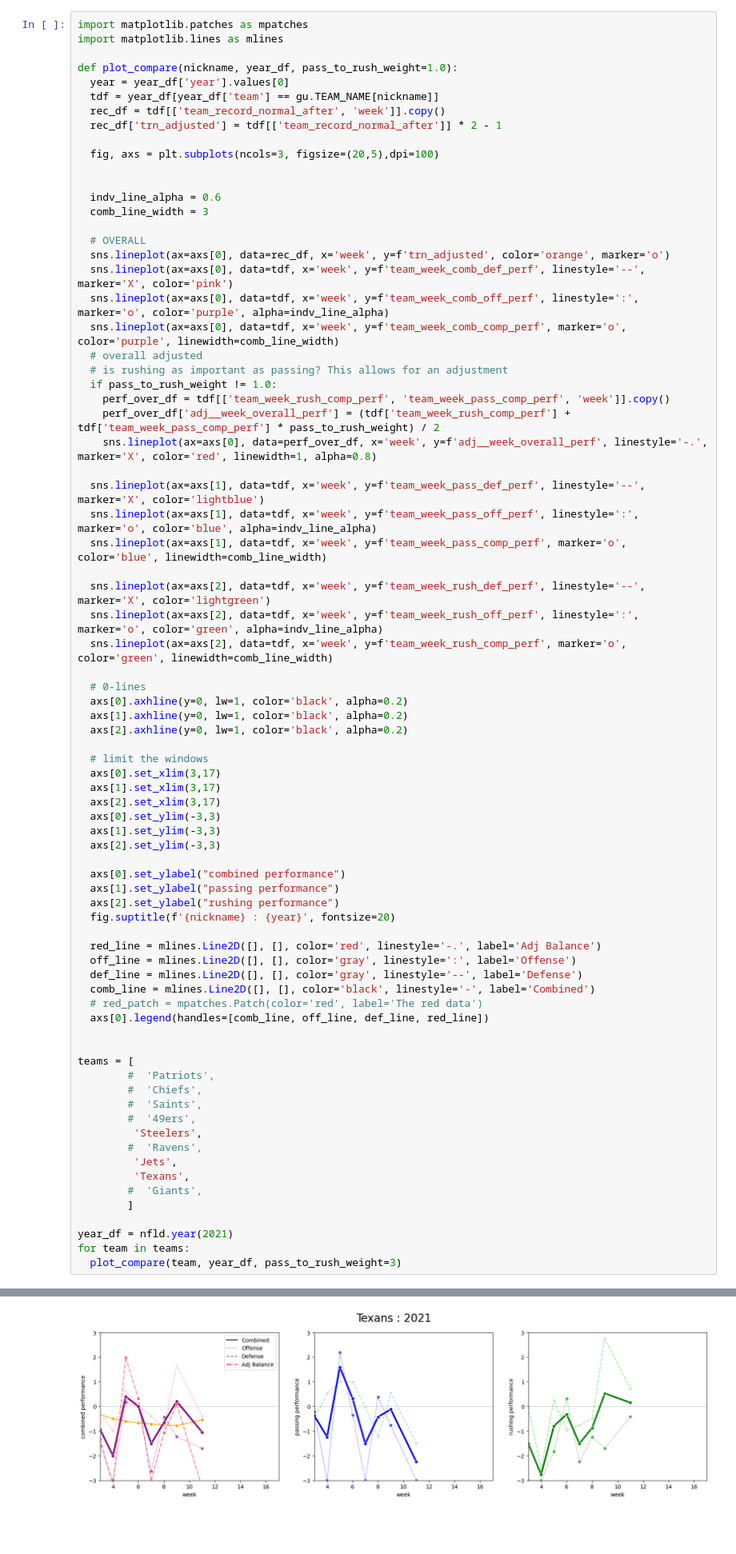
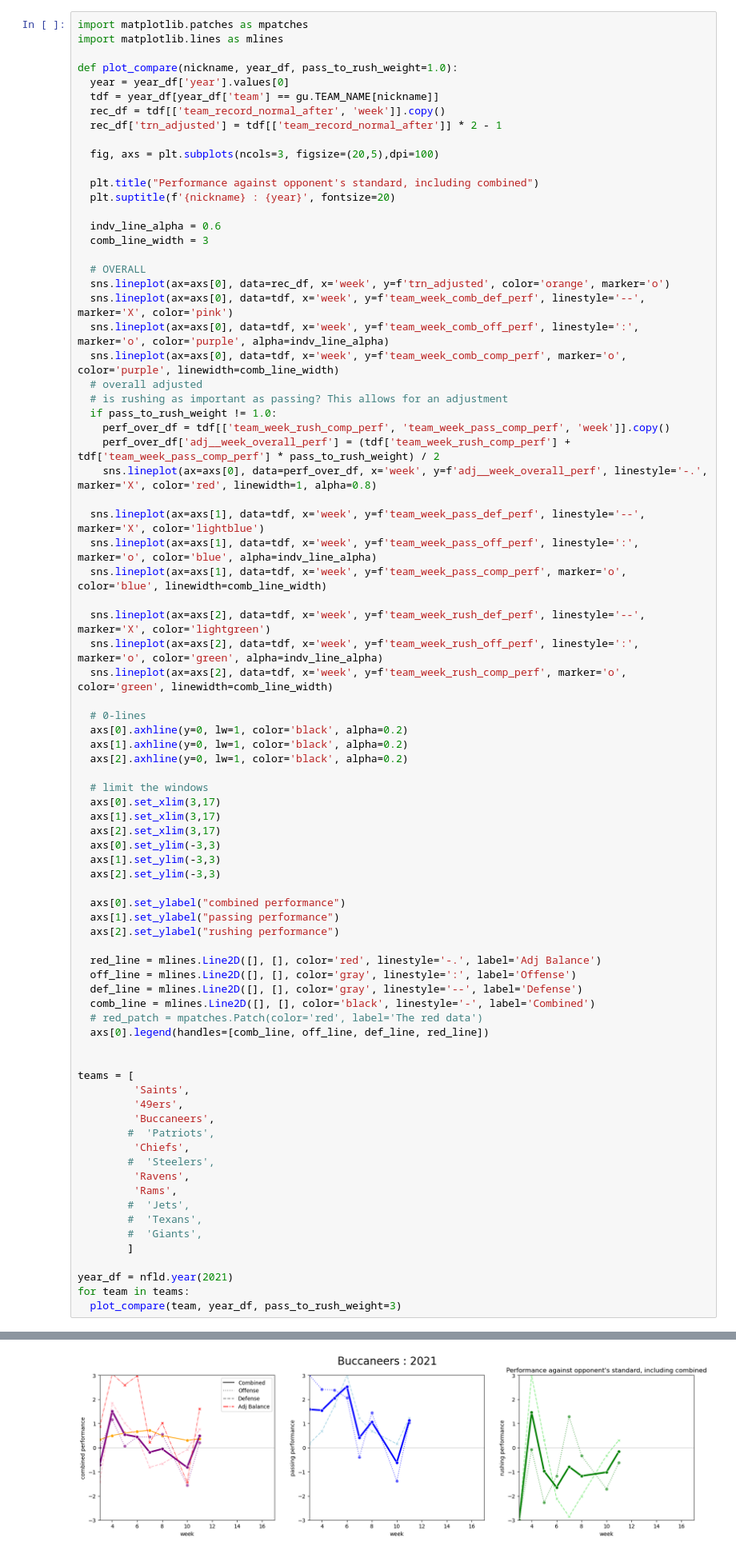
Before and after one commit to bladnman/footballing, a Jupyter notebook: src/dev/viz_tests.ipynb, the cells around one changed output, grey strips where cells are left out. Shown at 80% size. Cells and saved outputs as stored; diff of their text form; blank space fills up the shorter version.

```diff
--- a/src/dev/viz_tests.ipynb
+++ b/src/dev/viz_tests.ipynb
@@ -33,6 +33,8 @@ def plot_compare(nickname, year_df, pass_to_rush_weight=1.0):
 
   fig, axs = plt.subplots(ncols=3, figsize=(20,5),dpi=100)
 
+  plt.title("Performance against opponent's standard, including combined")
+  plt.suptitle(f'{nickname} : {year}', fontsize=20)
 
   indv_line_alpha = 0.6
   comb_line_width = 3
@@ -73,7 +75,6 @@ def plot_compare(nickname, year_df, pass_to_rush_weight=1.0):
   axs[0].set_ylabel("combined performance")
   axs[1].set_ylabel("passing performance")
   axs[2].set_ylabel("rushing performance")
-  fig.suptitle(f'{nickname} : {year}', fontsize=20)
 
   red_line = mlines.Line2D([], [], color='red', linestyle='-.', label='Adj Balance')
   off_line = mlines.Line2D([], [], color='gray', linestyle=':', label='Offense')
@@ -84,14 +85,16 @@ def plot_compare(nickname, year_df, pass_to_rush_weight=1.0):
 
 
 teams = [
+         'Saints',
+         '49ers',
+         'Buccaneers',
         #  'Patriots',
-        #  'Chiefs',
-        #  'Saints',
-        #  '49ers',
-         'Steelers',
-        #  'Ravens',
-         'Jets',
-         'Texans',
+         'Chiefs',
+        #  'Steelers',
+         'Ravens',
+         'Rams',
+        #  'Jets',
+        #  'Texans',
         #  'Giants',
         ]
 
@@ -104 +107 @@ for team in teams:
-[figure, old version]
+[figure, new version]
```
Also changed, not shown: parts of 6 cells of this notebook, 7 other files.
